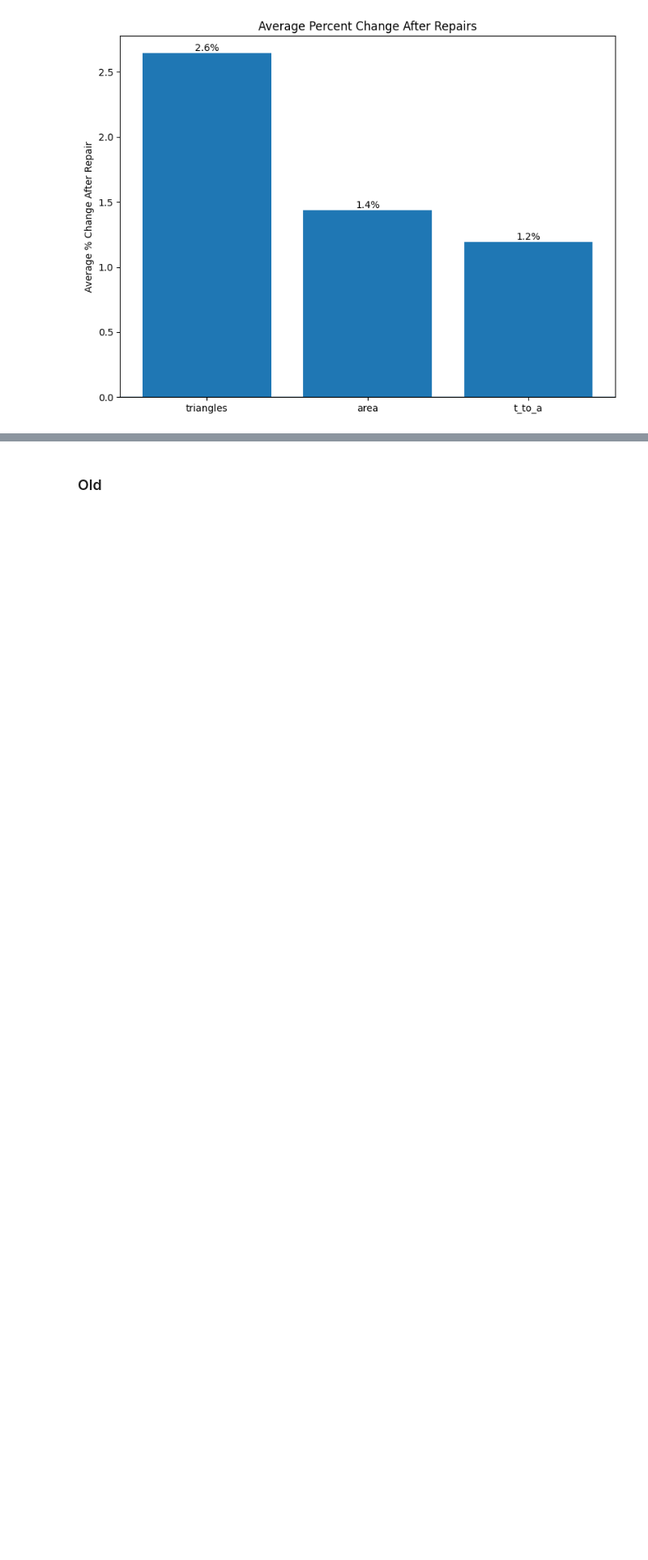
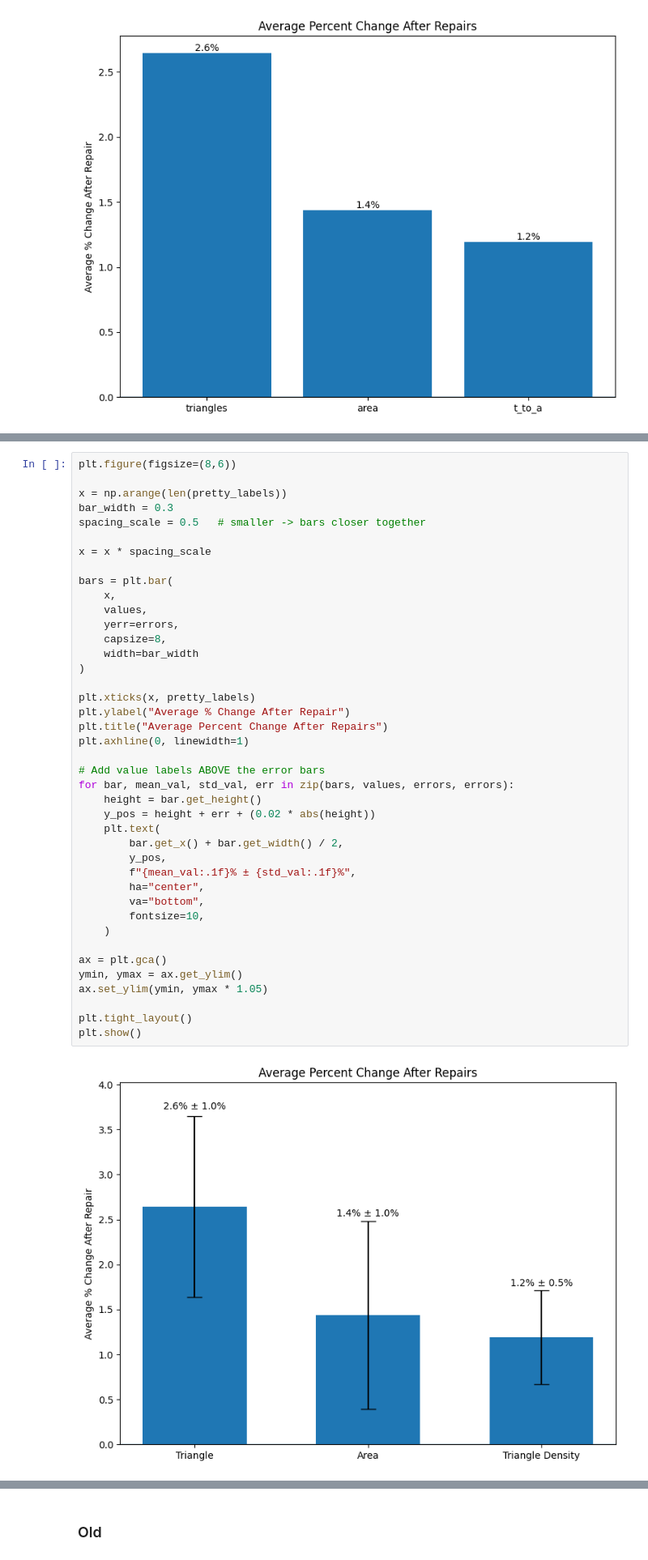
Before and after one commit to madelineloui/scanning, a Jupyter notebook: repair.ipynb, the cells around one changed output, grey strips where cells are left out. Shown: that part at 81% size. Saved outputs shown, nothing was run; the diff lists cells and outputs as text; blank space fills up the shorter version.

```diff
--- a/repair.ipynb
+++ b/repair.ipynb
@@ -189,3 +143,46 @@ plt.show()
+# %%
+plt.figure(figsize=(8,6))
+
+x = np.arange(len(pretty_labels))
+bar_width = 0.3
+spacing_scale = 0.5   # smaller -> bars closer together
+
+x = x * spacing_scale
+
+bars = plt.bar(
+    x,
+    values,
+    yerr=errors,
+    capsize=8,
+    width=bar_width
+)
+
+plt.xticks(x, pretty_labels)
+plt.ylabel("Average % Change After Repair")
+plt.title("Average Percent Change After Repairs")
+plt.axhline(0, linewidth=1)
+
+# Add value labels ABOVE the error bars
+for bar, mean_val, std_val, err in zip(bars, values, errors, errors):
+    height = bar.get_height()
+    y_pos = height + err + (0.02 * abs(height))
+    plt.text(
+        bar.get_x() + bar.get_width() / 2,
+        y_pos,
+        f"{mean_val:.1f}% ± {std_val:.1f}%",
+        ha="center",
+        va="bottom",
+        fontsize=10,
+    )
+
+ax = plt.gca()
+ymin, ymax = ax.get_ylim()
+ax.set_ylim(ymin, ymax * 1.05)
+
+plt.tight_layout()
+plt.show()
+# %% [output]
+[figure, added]
 # %%
 # % change columns
 for m in metrics:
```
Also changed, not shown: parts of 6 cells of this notebook.
